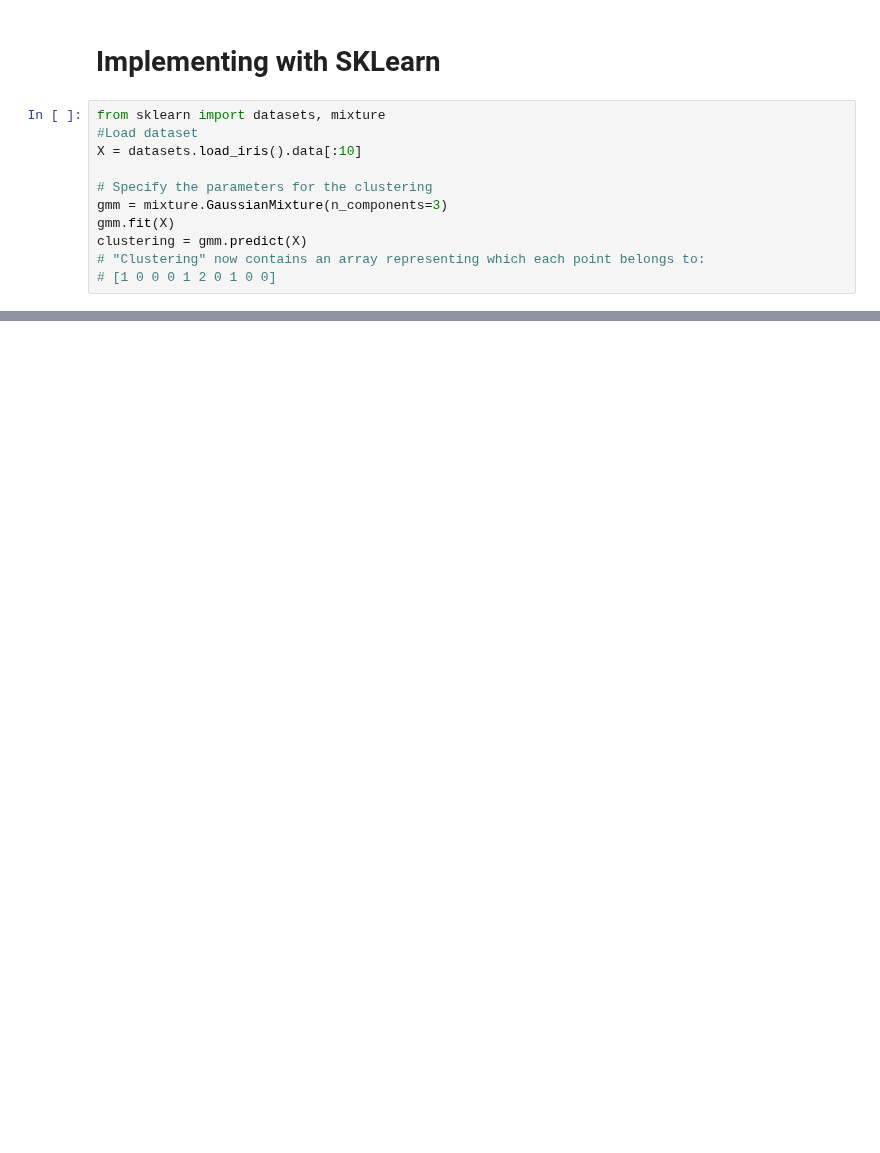
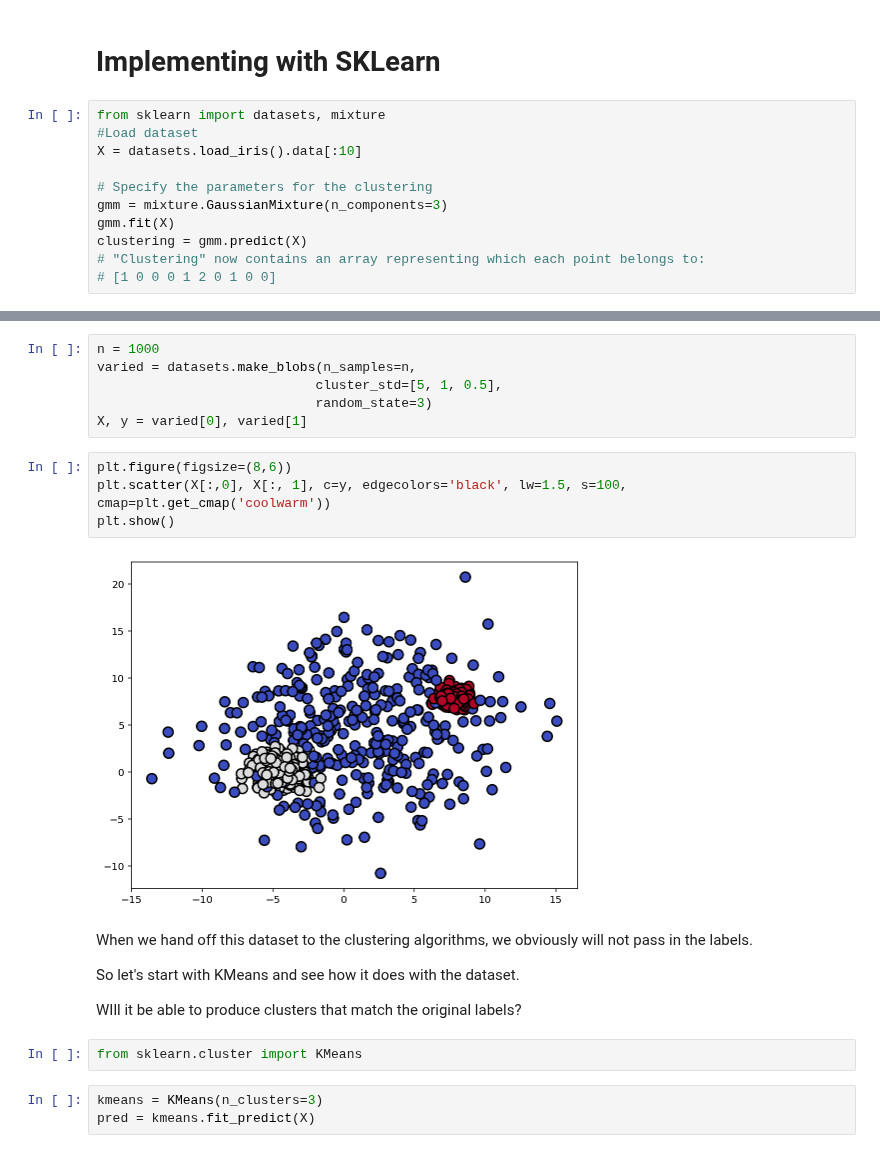
Before and after one commit to ChristopherDaigle/Udacity, a Jupyter notebook: IntroductionToMachineLearningProgram/Part4_UnsupervisedLearning/Gaussian Mixture Models and Cluster Validation/Notes on Unsupervised Learning - Gaussian Mixture Models and Cluster Validation.ipynb, the cells around one changed output, grey strips where cells are left out. Drawn from its saved outputs; the diff is of its cells as text; blank space fills up the shorter version.

```diff
--- a/IntroductionToMachineLearningProgram/Part4_UnsupervisedLearning/Gaussian Mixture Models and Cluster Validation/Notes on Unsupervised Learning - Gaussian Mixture Models and Cluster Validation.ipynb
+++ b/IntroductionToMachineLearningProgram/Part4_UnsupervisedLearning/Gaussian Mixture Models and Cluster Validation/Notes on Unsupervised Learning - Gaussian Mixture Models and Cluster Validation.ipynb
@@ -91,0 +153,23 @@ Video: https://www.youtube.com/watch?v=lLt9H6RFO6A
+# %%
+n = 1000
+varied = datasets.make_blobs(n_samples=n,
+                            cluster_std=[5, 1, 0.5],
+                            random_state=3)
+X, y = varied[0], varied[1]
+# %%
+plt.figure(figsize=(8,6))
+plt.scatter(X[:,0], X[:, 1], c=y, edgecolors='black', lw=1.5, s=100, cmap=plt.get_cmap('coolwarm'))
+plt.show()
+# %% [output]
+[figure, added]
+# %% [markdown]
+When we hand off this dataset to the clustering algorithms, we obviously will not pass in the labels.
+
+So let's start with KMeans and see how it does with the dataset.
+
+WIll it be able to produce clusters that match the original labels?
+# %%
+from sklearn.cluster import KMeans
+# %%
+kmeans = KMeans(n_clusters=3)
+pred = kmeans.fit_predict(X)
```
Also changed, not shown: parts of 25 cells of this notebook, 11 other files.
